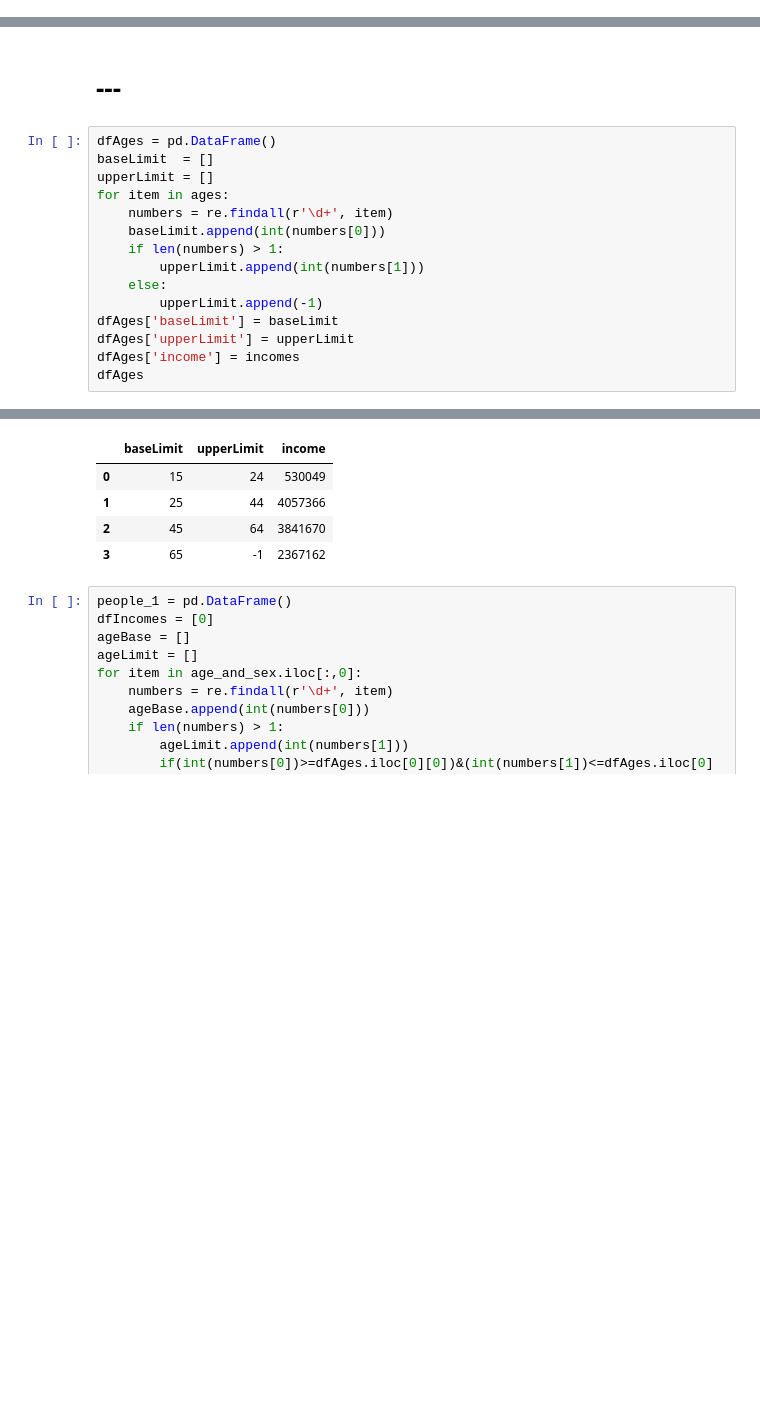
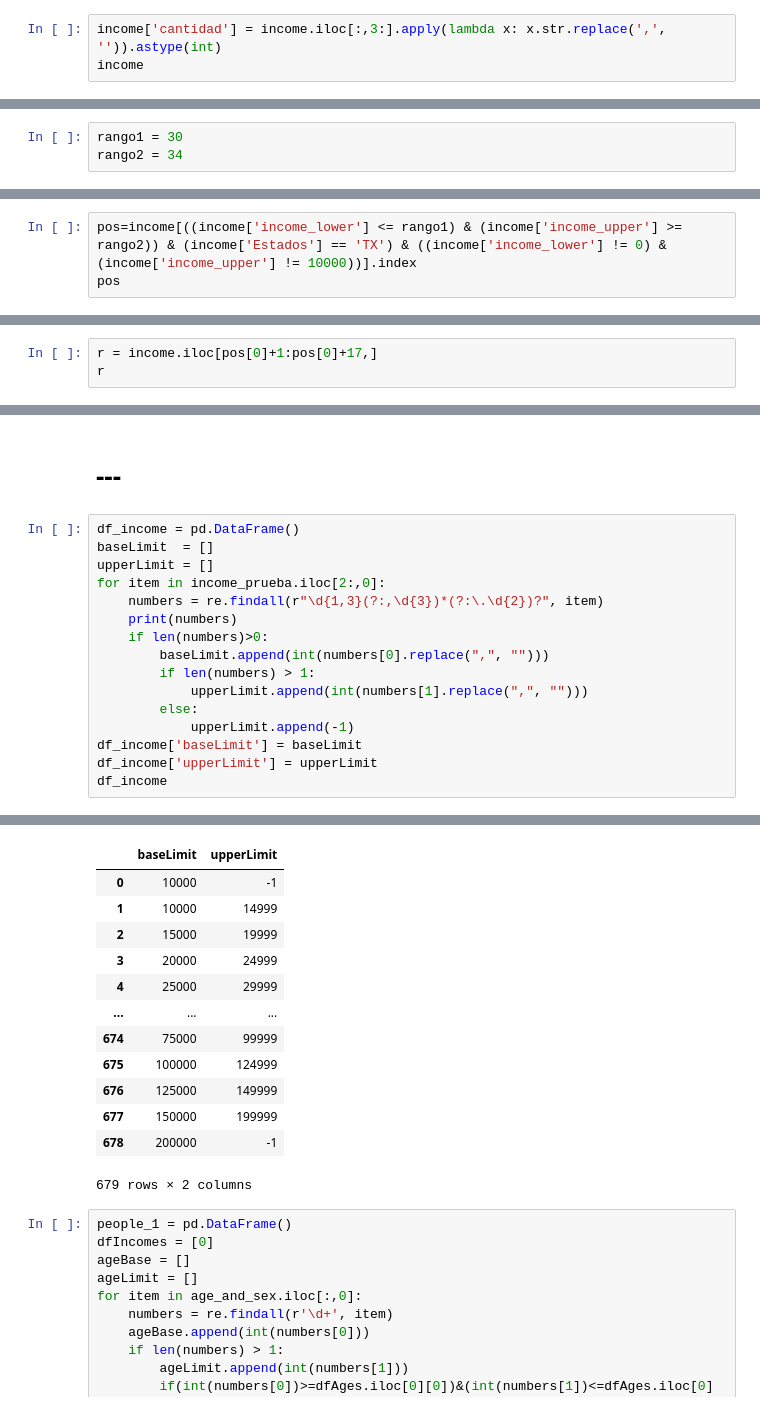
Before and after one commit to CarlosAlvarado-git/Proyecto_Final_BI, a Jupyter notebook: censusData.ipynb, the cells around one changed output, grey strips where cells are left out. Cells and saved outputs as stored; diff of their text form; blank space fills up the shorter version.

Commit message:
Tabla de income terminada

```diff
--- a/censusData.ipynb
+++ b/censusData.ipynb
@@ -275,0 +381,3 @@ income
+# %%
+income['cantidad'] = income.iloc[:,3:].apply(lambda x: x.str.replace(',', '')).astype(int)
+income
@@ -275,0 +412,3 @@ income
+# %%
+rango1 = 30
+rango2 = 34
@@ -275,0 +420,3 @@ income
+# %%
+pos=income[((income['income_lower'] <= rango1) & (income['income_upper'] >= rango2)) & (income['Estados'] == 'TX') & ((income['income_lower'] != 0) & (income['income_upper'] != 10000))].index
+pos
@@ -275,0 +425,3 @@ income
+# %%
+r = income.iloc[pos[0]+1:pos[0]+17,]
+r
@@ -276,18 +454,19 @@ income
 # %% [markdown]
 # ---
 # %%
-dfAges = pd.DataFrame()
+df_income = pd.DataFrame()
 baseLimit  = []
 upperLimit = []
-for item in ages:
-    numbers = re.findall(r'\d+', item)
-    baseLimit.append(int(numbers[0]))
-    if len(numbers) > 1:
-        upperLimit.append(int(numbers[1]))
-    else:
-        upperLimit.append(-1)
-dfAges['baseLimit'] = baseLimit
-dfAges['upperLimit'] = upperLimit
-dfAges['income'] = incomes
-dfAges
+for item in income_prueba.iloc[2:,0]:
+    numbers = re.findall(r"\d{1,3}(?:,\d{3})*(?:\.\d{2})?", item)
+    print(numbers)
+    if len(numbers)>0:
+        baseLimit.append(int(numbers[0].replace(",", "")))
+        if len(numbers) > 1:
+            upperLimit.append(int(numbers[1].replace(",", "")))
+        else:
+            upperLimit.append(-1)
+df_income['baseLimit'] = baseLimit
+df_income['upperLimit'] = upperLimit
+df_income
 # %% [output]
@@ -294,8 +490,16 @@ dfAges
-|  | baseLimit | upperLimit | income |
-| 0 | 15 | 24 | 530049 |
-| 1 | 25 | 44 | 4057366 |
-| 2 | 45 | 64 | 3841670 |
-| 3 | 65 | -1 | 2367162 |
+|  | baseLimit | upperLimit |
+| 0 | 10000 | -1 |
+| 1 | 10000 | 14999 |
+| 2 | 15000 | 19999 |
+| 3 | 20000 | 24999 |
+| 4 | 25000 | 29999 |
+| ... | ... | ... |
+| 674 | 75000 | 99999 |
+| 675 | 100000 | 124999 |
+| 676 | 125000 | 149999 |
+| 677 | 150000 | 199999 |
+| 678 | 200000 | -1 |
+679 rows × 2 columns
 # %%
 people_1 = pd.DataFrame()
 dfIncomes = [0]
```
Also changed, not shown: parts of 12 cells of this notebook.
